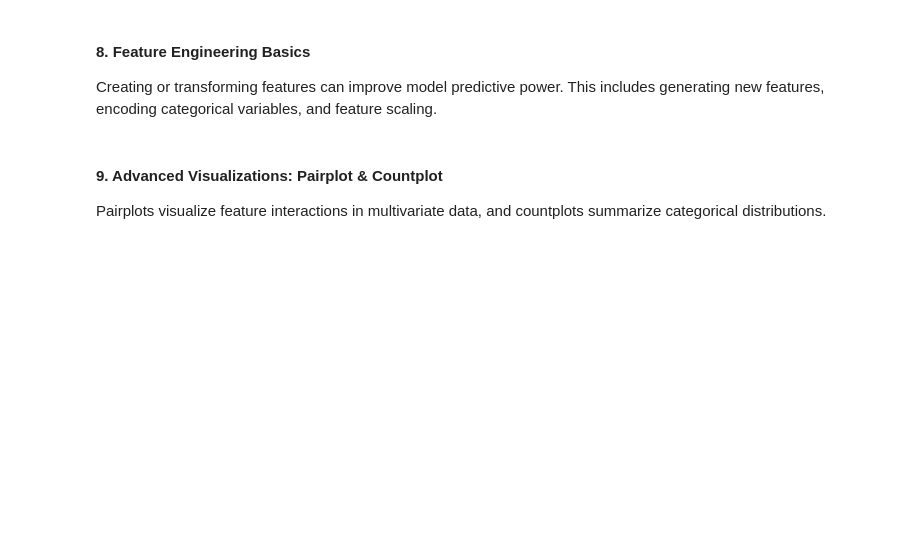
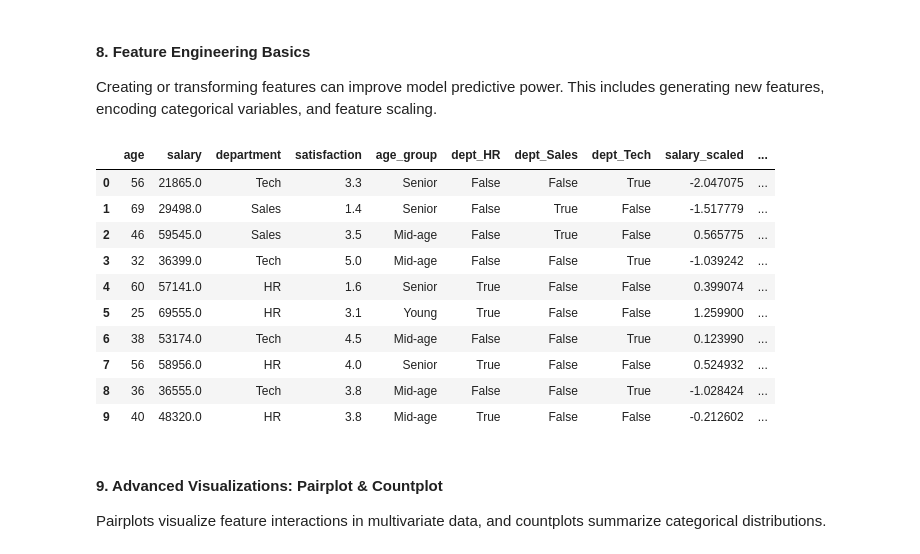
Before and after one commit to springboard135-infosys-intern-oct25/prognosAI-Infosys-intern-project, a Jupyter notebook: milestone_1/week_1/Day_4/EDA.ipynb, the cells around one changed output. Drawn from its saved outputs; the diff is of its cells as text; code cells hidden in the pictures; blank space fills up the shorter version.

```diff
--- a/milestone_1/week_1/Day_4/EDA.ipynb
+++ b/milestone_1/week_1/Day_4/EDA.ipynb
@@ -181,6 +186,20 @@ from sklearn.preprocessing import StandardScaler
 
 scaler = StandardScaler()
 data[['salary_scaled', 'satisfaction_scaled']] = scaler.fit_transform(data[['salary', 'satisfaction']])
+# %%
+data.head(10)
+# %% [output]
+|  | age | salary | department | satisfaction | age_group | dept_HR | dept_Sales | dept_Tech | salary_scaled | ... |
+| 0 | 56 | 21865.0 | Tech | 3.3 | Senior | False | False | True | -2.047075 | ... |
+| 1 | 69 | 29498.0 | Sales | 1.4 | Senior | False | True | False | -1.517779 | ... |
+| 2 | 46 | 59545.0 | Sales | 3.5 | Mid-age | False | True | False | 0.565775 | ... |
+| 3 | 32 | 36399.0 | Tech | 5.0 | Mid-age | False | False | True | -1.039242 | ... |
+| 4 | 60 | 57141.0 | HR | 1.6 | Senior | True | False | False | 0.399074 | ... |
+| 5 | 25 | 69555.0 | HR | 3.1 | Young | True | False | False | 1.259900 | ... |
+| 6 | 38 | 53174.0 | Tech | 4.5 | Mid-age | False | False | True | 0.123990 | ... |
+| 7 | 56 | 58956.0 | HR | 4.0 | Senior | True | False | False | 0.524932 | ... |
+| 8 | 36 | 36555.0 | Tech | 3.8 | Mid-age | False | False | True | -1.028424 | ... |
+| 9 | 40 | 48320.0 | HR | 3.8 | Mid-age | True | False | False | -0.212602 | ... |
 # %% [markdown]
 #### 9. Advanced Visualizations: Pairplot & Countplot
 
```
Also changed, not shown: parts of 4 cells of this notebook.
